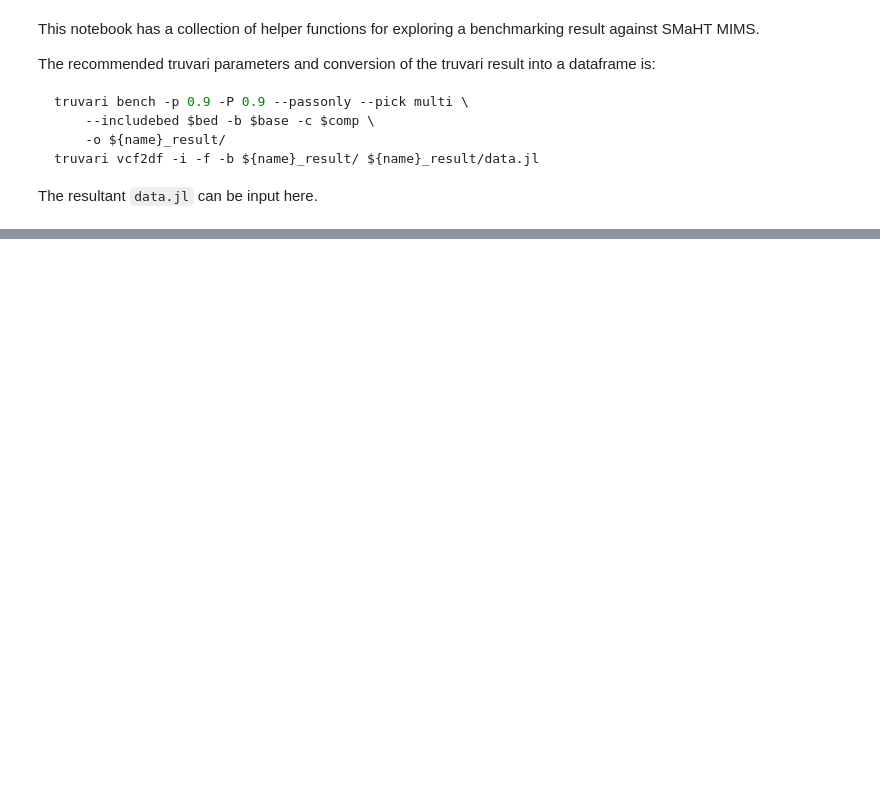
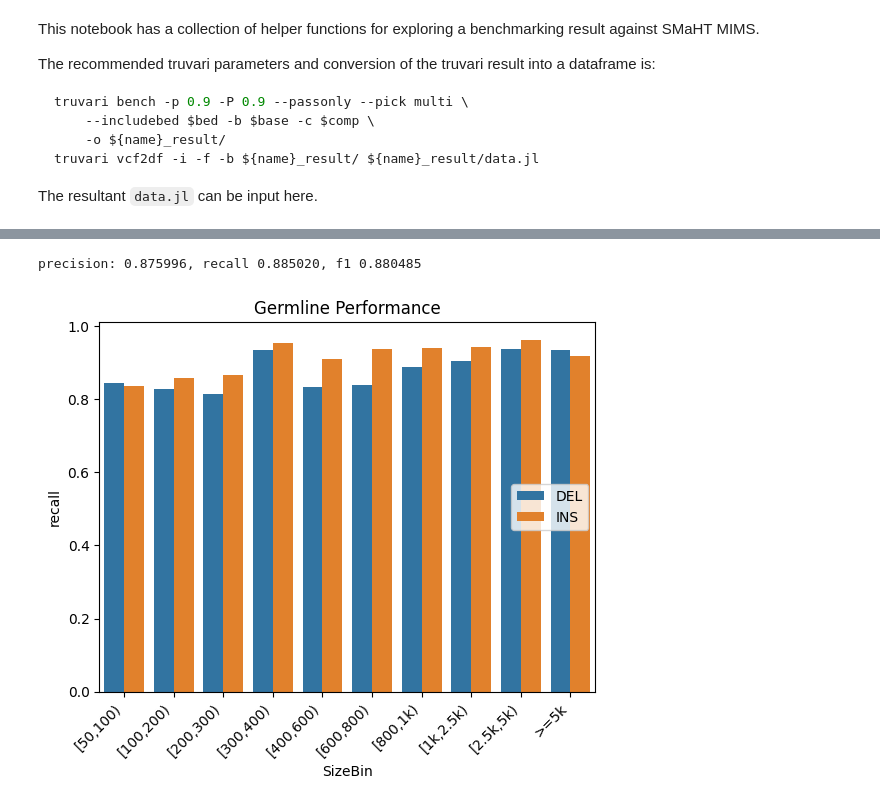
Before and after one commit to BCM-HGSC/SMaHT_MIMS, a Jupyter notebook: BenchmarkViz.ipynb, the cells around one changed output, grey strips where cells are left out. Cells and saved outputs as stored; diff of their text form; code cells hidden in the pictures; blank space fills up the shorter version.

```diff
--- a/BenchmarkViz.ipynb
+++ b/BenchmarkViz.ipynb
@@ -622,3 +21,0 @@ comp_vars['VAF delta'] = comp_vars['predicted_vaf'] - comp_vars['expected_vaf']
-# %%
-p = sb.histplot(data=comp_vars, x='VAF delta', binwidth=0.02, hue='vaf_bin', multiple='stack')
-p.set(title="Predicted - Expected VAF", xlabel="VAF ∆")
@@ -760,0 +326,12 @@ sb.histplot(data=view, x="VAF_alt", hue='svtype', binwidth=0.02, multiple='stack
+# %%
+# Subset the data to anything with predicted/expected vaf bin of Medium or High
+germline = data[data[['predicted_vaf_bin', 'expected_vaf_bin']].isin(['Medium', 'High']).any(axis=1)]
+print("precision: %f, recall %f, f1 %f" % truvari.performance_metrics(*germline['state'].value_counts()))
+germline_table = size_type_metrics(germline)
+p = size_type_barplot(germline_table, title="Germline Performance")
+
+# Let's move the svtype legend on our plot
+_ = plt.legend(loc='center right')
+# %% [output]
+precision: 0.875996, recall 0.885020, f1 0.880485
+[figure, added]
```
Also changed, not shown: parts of 89 cells of this notebook.
